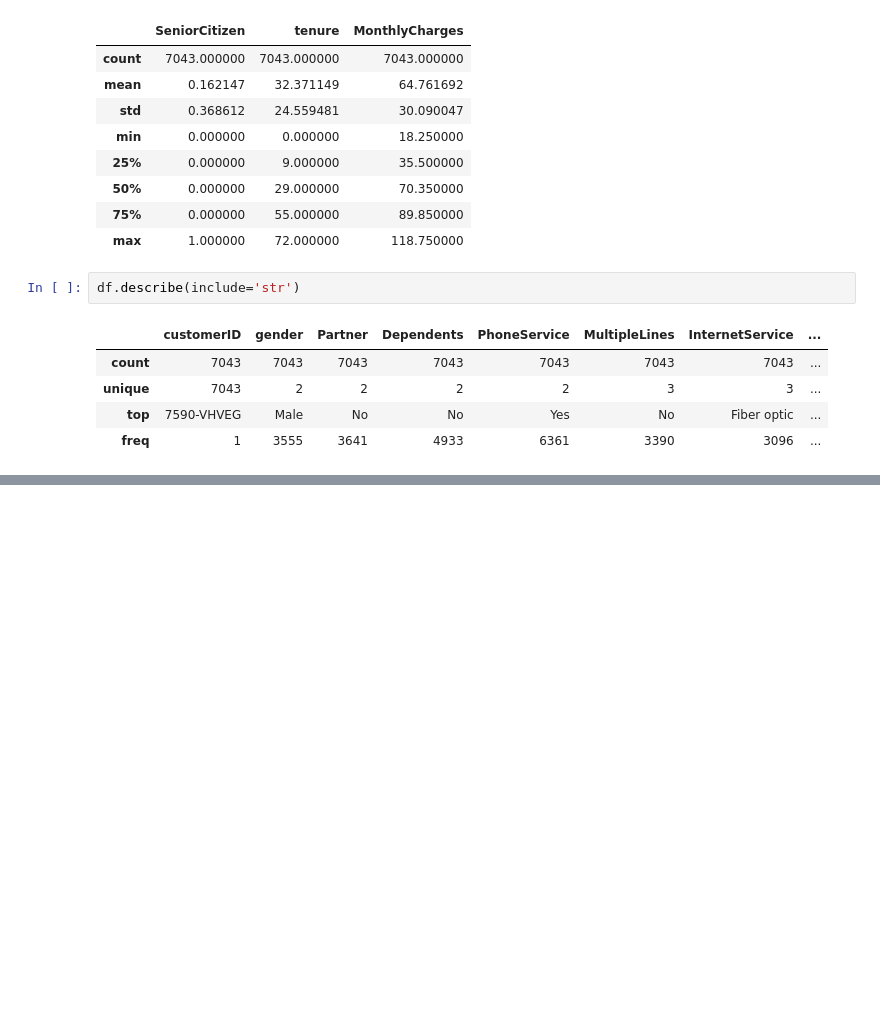
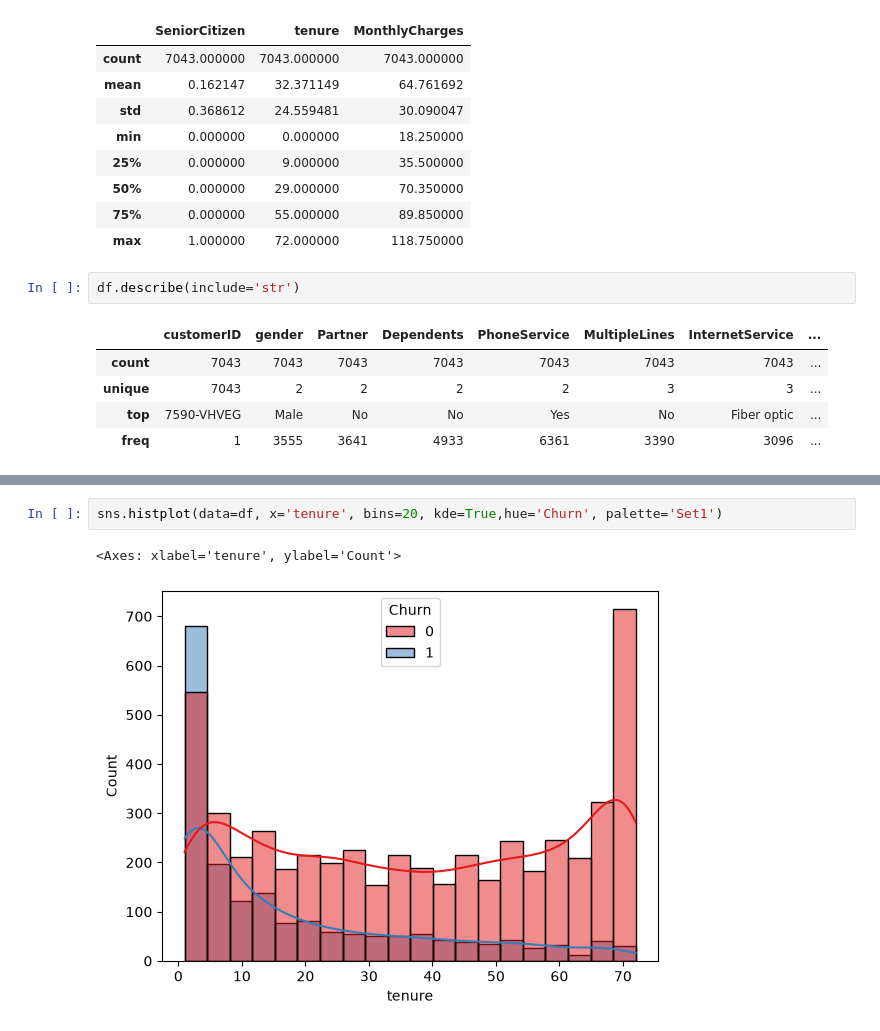
Before and after one commit to MANDEEP9711/telco-customer-churn-prediction, a Jupyter notebook: notebook/01_data_understanding.ipynb, the cells around one changed output, grey strips where cells are left out. Drawn from its saved outputs; the diff is of its cells as text; blank space fills up the shorter version.

```diff
--- a/notebook/01_data_understanding.ipynb
+++ b/notebook/01_data_understanding.ipynb
@@ -281,0 +345,5 @@ plt.show()
+# %%
+sns.histplot(data=df, x='tenure', bins=20, kde=True,hue='Churn', palette='Set1')
+# %% [output]
+<Axes: xlabel='tenure', ylabel='Count'>
+[figure, added]
```
Also changed, not shown: parts of 28 cells of this notebook, 9 other files.
